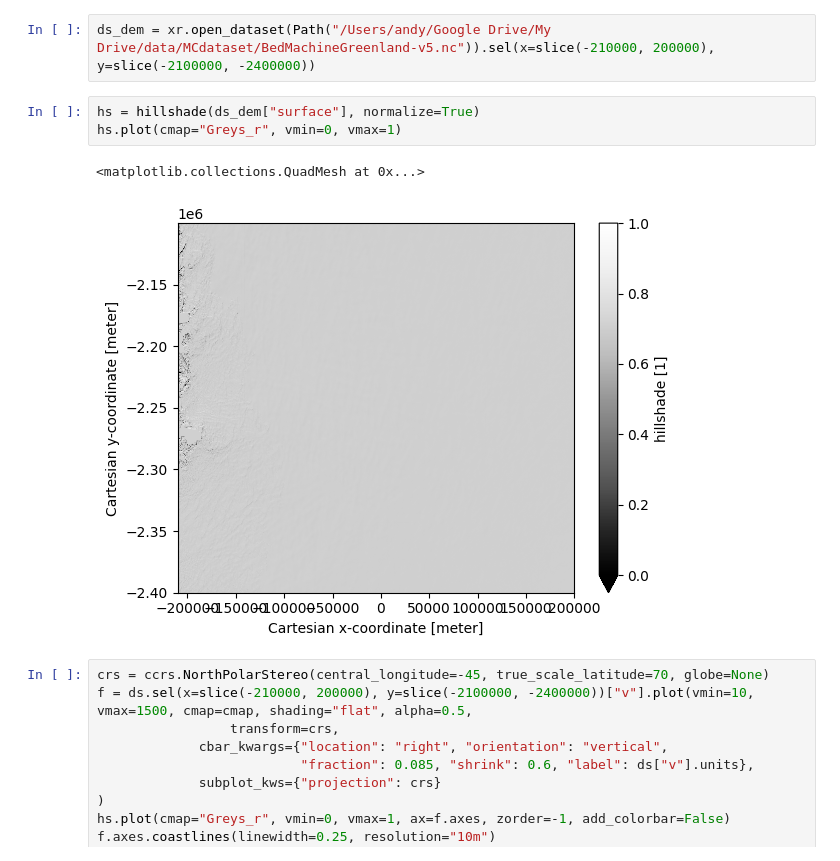
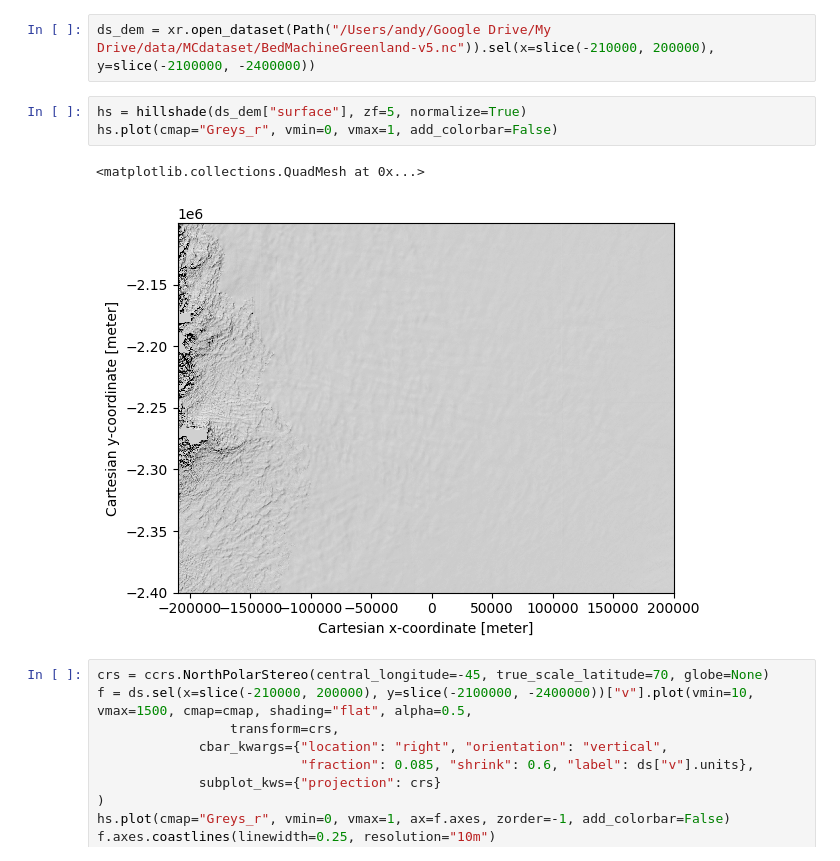
Before and after one commit to pism/glacier-flow-tools, a Jupyter notebook: notebooks/trajectory.ipynb, the cells around one changed output. Drawn from its saved outputs; the diff is of its cells as text.

```diff
--- a/notebooks/trajectory.ipynb
+++ b/notebooks/trajectory.ipynb
@@ -30,11 +30,11 @@ cmap = qgis2cmap(qgis_colormap, name="speeds")
 # %%
 ds_dem = xr.open_dataset(Path("/Users/andy/Google Drive/My Drive/data/MCdataset/BedMachineGreenland-v5.nc")).sel(x=slice(-210000, 200000), y=slice(-2100000, -2400000))
 # %%
-hs = hillshade(ds_dem["surface"], normalize=True)
-hs.plot(cmap="Greys_r", vmin=0, vmax=1)
+hs = hillshade(ds_dem["surface"], zf=5, normalize=True)
+hs.plot(cmap="Greys_r", vmin=0, vmax=1, add_colorbar=False)
 # %% [output]
 <matplotlib.collections.QuadMesh at 0x...>
-[figure, old version]
+[figure, new version]
 # %%
 crs = ccrs.NorthPolarStereo(central_longitude=-45, true_scale_latitude=70, globe=None)
 f = ds.sel(x=slice(-210000, 200000), y=slice(-2100000, -2400000))["v"].plot(vmin=10, vmax=1500, cmap=cmap, shading="flat", alpha=0.5,
```
Also changed, not shown: parts of 22 cells of this notebook, 5 other files.
